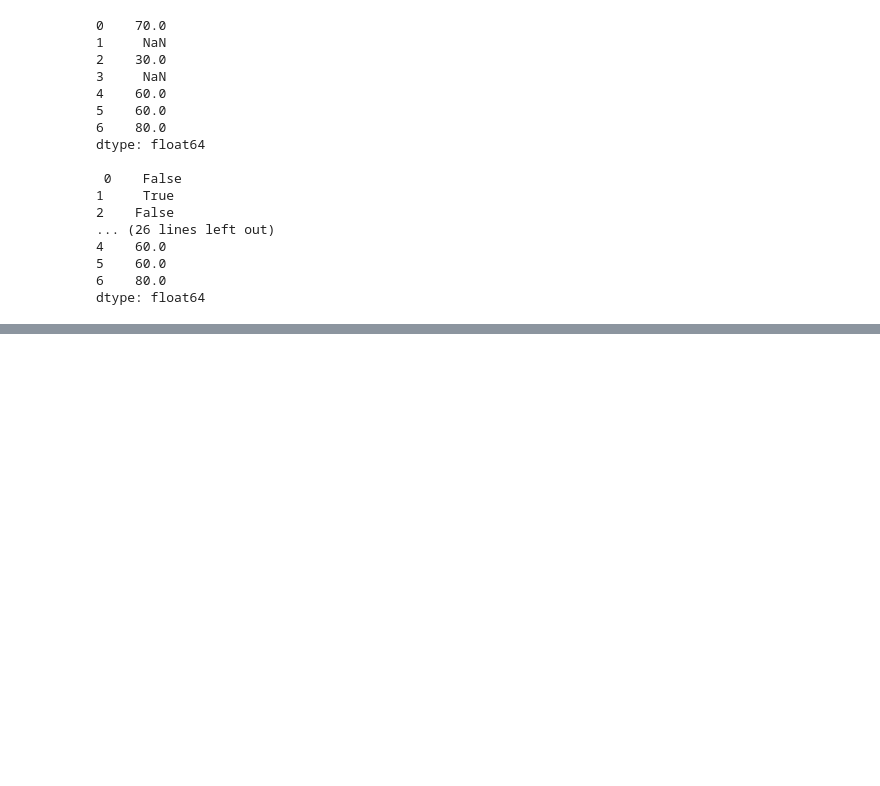
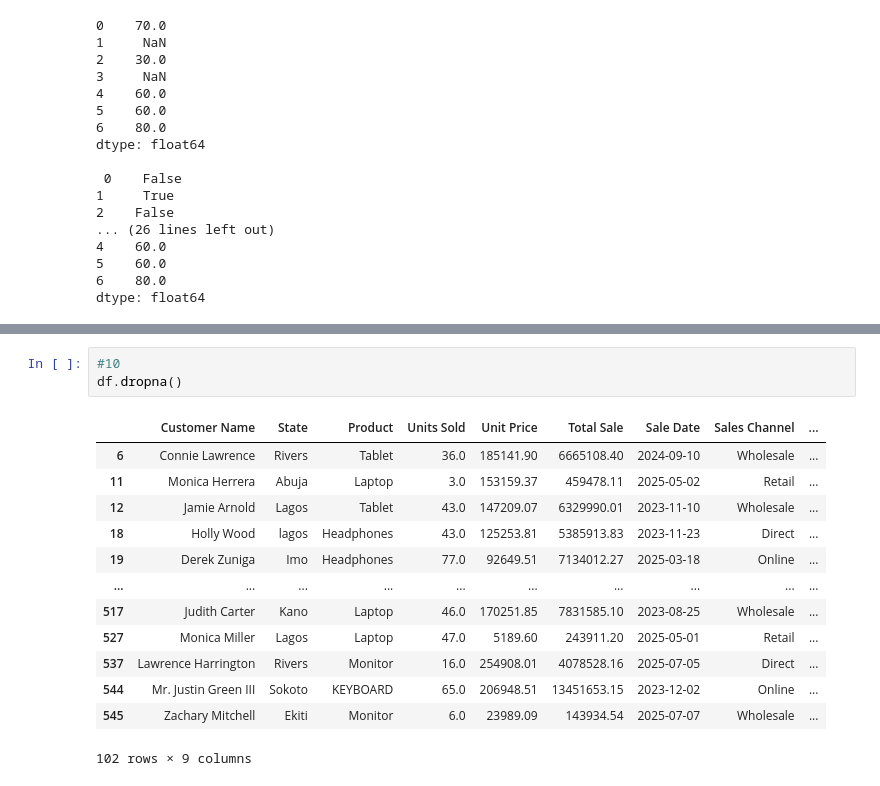
Before and after one commit to athulkrishnaks107-Aurex/pandas, a Jupyter notebook: DS_(PANDAS).ipynb, the cells around one changed output, grey strips where cells are left out. Cells and saved outputs as stored; diff of their text form; blank space fills up the shorter version.

```diff
--- a/DS_(PANDAS).ipynb
+++ b/DS_(PANDAS).ipynb
@@ -168,0 +460,17 @@ dtype: float64
+# %%
+#10
+df.dropna()
+# %% [output]
+|  | Customer Name | State | Product | Units Sold | Unit Price | Total Sale | Sale Date | Sales Channel | ... |
+| 6 | Connie Lawrence | Rivers | Tablet | 36.0 | 185141.90 | 6665108.40 | 2024-09-10 | Wholesale | ... |
+| 11 | Monica Herrera | Abuja | Laptop | 3.0 | 153159.37 | 459478.11 | 2025-05-02 | Retail | ... |
+| 12 | Jamie Arnold | Lagos | Tablet | 43.0 | 147209.07 | 6329990.01 | 2023-11-10 | Wholesale | ... |
+| 18 | Holly Wood | lagos | Headphones | 43.0 | 125253.81 | 5385913.83 | 2023-11-23 | Direct | ... |
+| 19 | Derek Zuniga | Imo | Headphones | 77.0 | 92649.51 | 7134012.27 | 2025-03-18 | Online | ... |
+| ... | ... | ... | ... | ... | ... | ... | ... | ... | ... |
+| 517 | Judith Carter | Kano | Laptop | 46.0 | 170251.85 | 7831585.10 | 2023-08-25 | Wholesale | ... |
+| 527 | Monica Miller | Lagos | Laptop | 47.0 | 5189.60 | 243911.20 | 2025-05-01 | Retail | ... |
+| 537 | Lawrence Harrington | Rivers | Monitor | 16.0 | 254908.01 | 4078528.16 | 2025-07-05 | Direct | ... |
+| 544 | Mr. Justin Green III | Sokoto | KEYBOARD | 65.0 | 206948.51 | 13451653.15 | 2023-12-02 | Online | ... |
+| 545 | Zachary Mitchell | Ekiti | Monitor | 6.0 | 23989.09 | 143934.54 | 2025-07-07 | Wholesale | ... |
+102 rows × 9 columns
```
Also changed, not shown: parts of 15 cells of this notebook.
